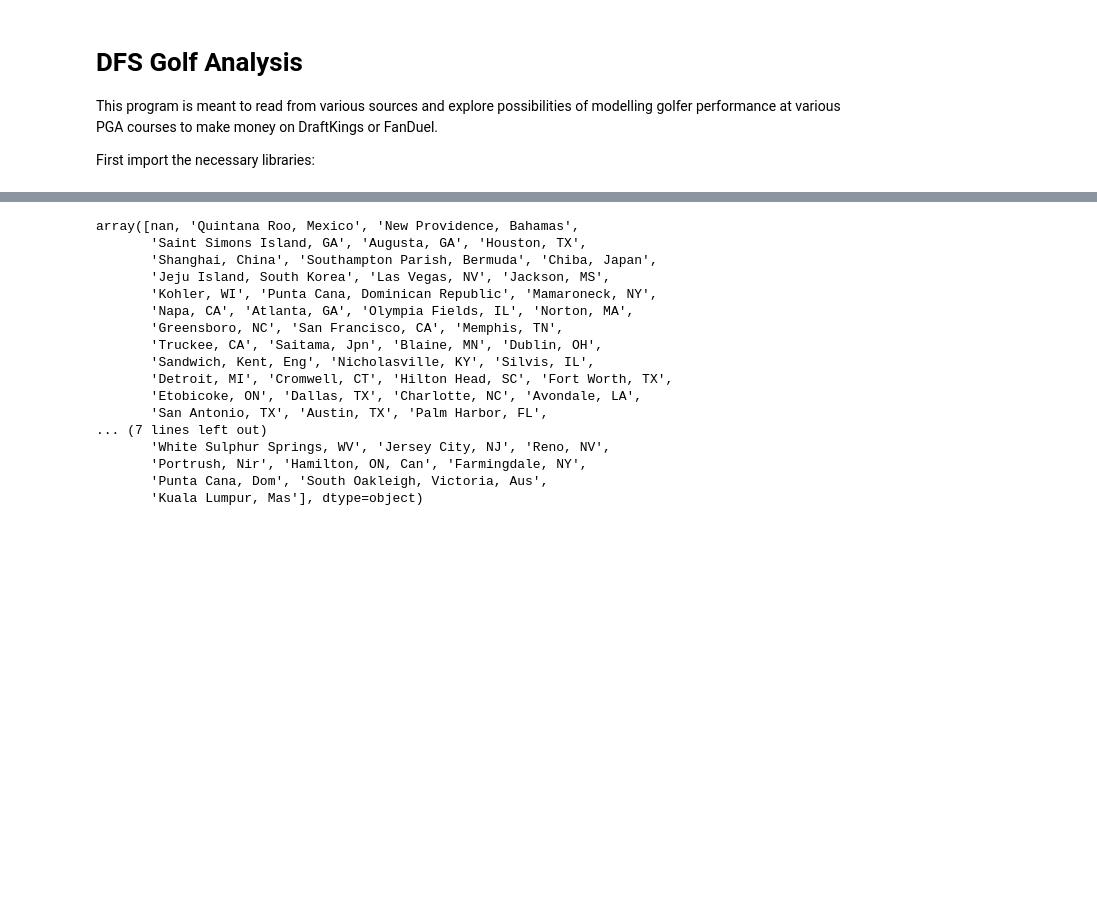
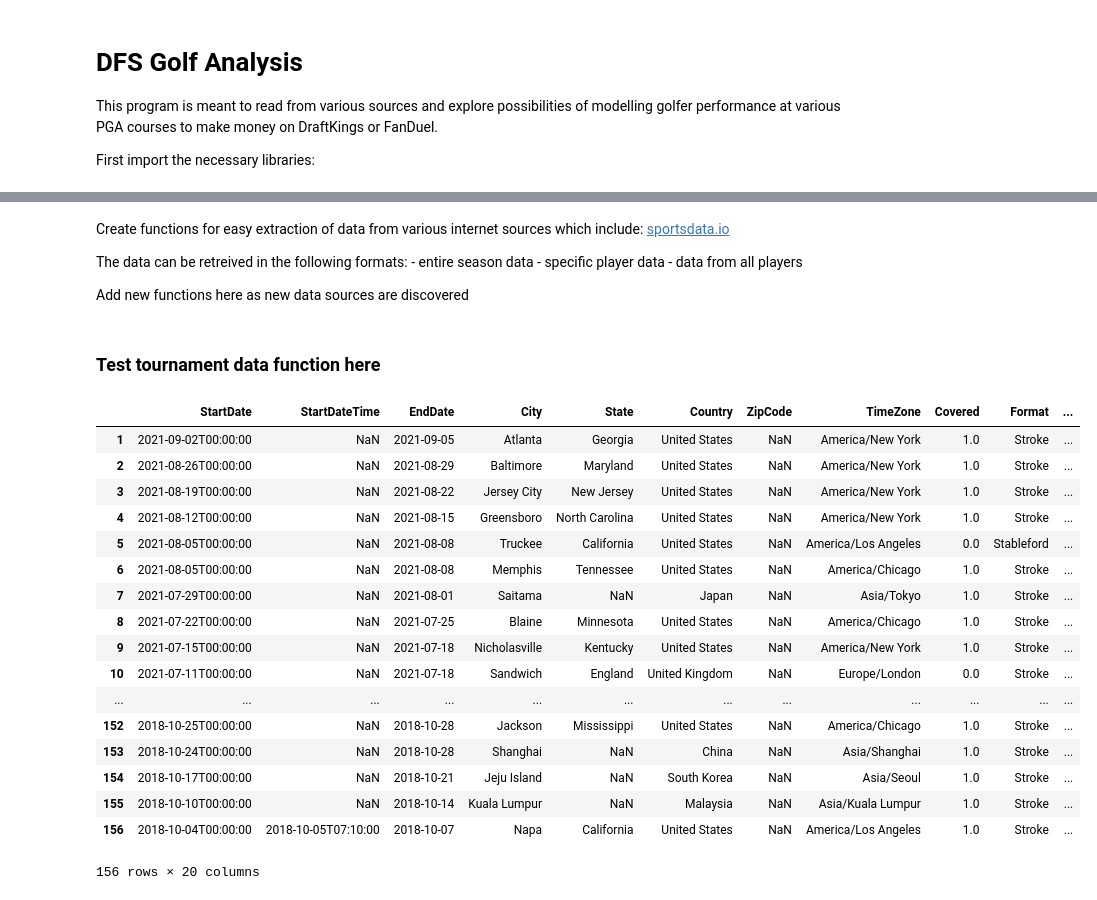
Before and after one commit to jbaviation/dfs_golf, a Jupyter notebook: golf_analysis.ipynb, the cells around one changed output, grey strips where cells are left out. Saved outputs shown, nothing was run; the diff lists cells and outputs as text; code cells hidden in the pictures; blank space fills up the shorter version.

Commit message:
updated location descriptions for ease of use

```diff
--- a/golf_analysis.ipynb
+++ b/golf_analysis.ipynb
@@ -14,3 +53,13 @@ Pull data from [sportsdata.io](https://sportsdata.io/developers/api-documentatio
+# %% [markdown]
+Create functions for easy extraction of data from various internet sources which include:
+    [sportsdata.io](https://sportsdata.io/developers/api-documentation/golf#)
+
+The data can be retreived in the following formats:
+    - entire season data
+    - specific player data
+    - data from all players
+
+Add new functions here as new data sources are discovered
 # %%
 # Setup calls to data
 api = 'de4dc63e16ee485b9df3bb79146bdcc1'
@@ -40,3 +89,25 @@ def all_players_data():
         players = players.drop(cols_to_drop,axis=1).set_index('FanDuelName')
 
     return players
+
+# All tournaments from current season (same as season_data(2020))
+def tournament_data():
+    col_order=['StartDate', 'StartDateTime', 'EndDate', 'City', 'State', 'Country', 'Location', 'ZipCode', 'TimeZone',
+               'Covered', 'Format', 'IsInProgress', 'IsOver', 'Name', 'Par', 'Purse', 'Rounds', 'TournamentID', 'Venue',
+               'Yards', 'Canceled']  # modify the order that the data is shown
+    tourn = (pd.read_json('https://api.sportsdata.io/golf/v2/json/Tournaments?key={}'.format(api))
+               .replace({None: np.nan})  # replace Nones with NaNs
+               .dropna(subset=['Location'])  # drop row with NaN in column Location
+               .loc[:,col_order])        # only use columns listed above
+
+    # Convert the dates to datetime
+    tourn.EndDate = pd.to_datetime(tourn.EndDate)
+
+    # Add columns for location breakdown
+    tourn['beg_loc'] = tourn['Location'].str.extract('^([A-Za-z0-9 ]+),')   # Extract before comma
+    tourn['end_loc'] = tourn['Location'].str.extract(', ([A-Za-z0-9 ]+)$')  # Extract after last comma
+    tourn['end_loc'] = tourn['end_loc'].str.lower().replace(all_abbrevs)  # Replace with adjustments
+
+    # Convert data to proper columns and drop unnecessary columns
+    tourn = tourn.apply(loc_breakdown, axis=1).drop(['Location','beg_loc','end_loc'],axis=1)
+    return tourn
@@ -52,27 +114,25 @@ tourn.EndDate = pd.to_datetime(tourn.EndDate)
-# %%
-# DataFrames from the above cell
-col_order=['StartDate', 'StartDateTime', 'EndDate', 'City', 'State', 'Country', 'Location', 'ZipCode', 'TimeZone', 'Covered', 'Format',
-       'IsInProgress', 'IsOver', 'Name', 'Par', 'Purse', 'Rounds', 'TournamentID', 'Venue', 'Yards', 'Canceled']
-tourn[col_order]
-
-tourn['Location'].str.unique()
-# %% [output]
-array([nan, 'Quintana Roo, Mexico', 'New Providence, Bahamas',
-       'Saint Simons Island, GA', 'Augusta, GA', 'Houston, TX',
-       'Shanghai, China', 'Southampton Parish, Bermuda', 'Chiba, Japan',
-       'Jeju Island, South Korea', 'Las Vegas, NV', 'Jackson, MS',
-       'Kohler, WI', 'Punta Cana, Dominican Republic', 'Mamaroneck, NY',
-       'Napa, CA', 'Atlanta, GA', 'Olympia Fields, IL', 'Norton, MA',
-       'Greensboro, NC', 'San Francisco, CA', 'Memphis, TN',
-       'Truckee, CA', 'Saitama, Jpn', 'Blaine, MN', 'Dublin, OH',
-       'Sandwich, Kent, Eng', 'Nicholasville, KY', 'Silvis, IL',
-       'Detroit, MI', 'Cromwell, CT', 'Hilton Head, SC', 'Fort Worth, TX',
-       'Etobicoke, ON', 'Dallas, TX', 'Charlotte, NC', 'Avondale, LA',
-       'San Antonio, TX', 'Austin, TX', 'Palm Harbor, FL',
-... (7 lines left out)
-       'White Sulphur Springs, WV', 'Jersey City, NJ', 'Reno, NV',
-       'Portrush, Nir', 'Hamilton, ON, Can', 'Farmingdale, NY',
-       'Punta Cana, Dom', 'South Oakleigh, Victoria, Aus',
-       'Kuala Lumpur, Mas'], dtype=object)
+# %% [markdown]
+### Test tournament data function here
+# %%
+tournament_data()
+# %% [output]
+|  | StartDate | StartDateTime | EndDate | City | State | Country | ZipCode | TimeZone | Covered | Format | ... |
+| 1 | 2021-09-02T00:00:00 | NaN | 2021-09-05 | Atlanta | Georgia | United States | NaN | America/New York | 1.0 | Stroke | ... |
+| 2 | 2021-08-26T00:00:00 | NaN | 2021-08-29 | Baltimore | Maryland | United States | NaN | America/New York | 1.0 | Stroke | ... |
+| 3 | 2021-08-19T00:00:00 | NaN | 2021-08-22 | Jersey City | New Jersey | United States | NaN | America/New York | 1.0 | Stroke | ... |
+| 4 | 2021-08-12T00:00:00 | NaN | 2021-08-15 | Greensboro | North Carolina | United States | NaN | America/New York | 1.0 | Stroke | ... |
+| 5 | 2021-08-05T00:00:00 | NaN | 2021-08-08 | Truckee | California | United States | NaN | America/Los Angeles | 0.0 | Stableford | ... |
+| 6 | 2021-08-05T00:00:00 | NaN | 2021-08-08 | Memphis | Tennessee | United States | NaN | America/Chicago | 1.0 | Stroke | ... |
+| 7 | 2021-07-29T00:00:00 | NaN | 2021-08-01 | Saitama | NaN | Japan | NaN | Asia/Tokyo | 1.0 | Stroke | ... |
+| 8 | 2021-07-22T00:00:00 | NaN | 2021-07-25 | Blaine | Minnesota | United States | NaN | America/Chicago | 1.0 | Stroke | ... |
+| 9 | 2021-07-15T00:00:00 | NaN | 2021-07-18 | Nicholasville | Kentucky | United States | NaN | America/New York | 1.0 | Stroke | ... |
+| 10 | 2021-07-11T00:00:00 | NaN | 2021-07-18 | Sandwich | England | United Kingdom | NaN | Europe/London | 0.0 | Stroke | ... |
+| ... | ... | ... | ... | ... | ... | ... | ... | ... | ... | ... | ... |
+| 152 | 2018-10-25T00:00:00 | NaN | 2018-10-28 | Jackson | Mississippi | United States | NaN | America/Chicago | 1.0 | Stroke | ... |
+| 153 | 2018-10-24T00:00:00 | NaN | 2018-10-28 | Shanghai | NaN | China | NaN | Asia/Shanghai | 1.0 | Stroke | ... |
+| 154 | 2018-10-17T00:00:00 | NaN | 2018-10-21 | Jeju Island | NaN | South Korea | NaN | Asia/Seoul | 1.0 | Stroke | ... |
+| 155 | 2018-10-10T00:00:00 | NaN | 2018-10-14 | Kuala Lumpur | NaN | Malaysia | NaN | Asia/Kuala Lumpur | 1.0 | Stroke | ... |
+| 156 | 2018-10-04T00:00:00 | 2018-10-05T07:10:00 | 2018-10-07 | Napa | California | United States | NaN | America/Los Angeles | 1.0 | Stroke | ... |
+156 rows × 20 columns
 # %%
 pd.show_versions()
```
Also changed, not shown: parts of 5 cells of this notebook, 1 other file.
